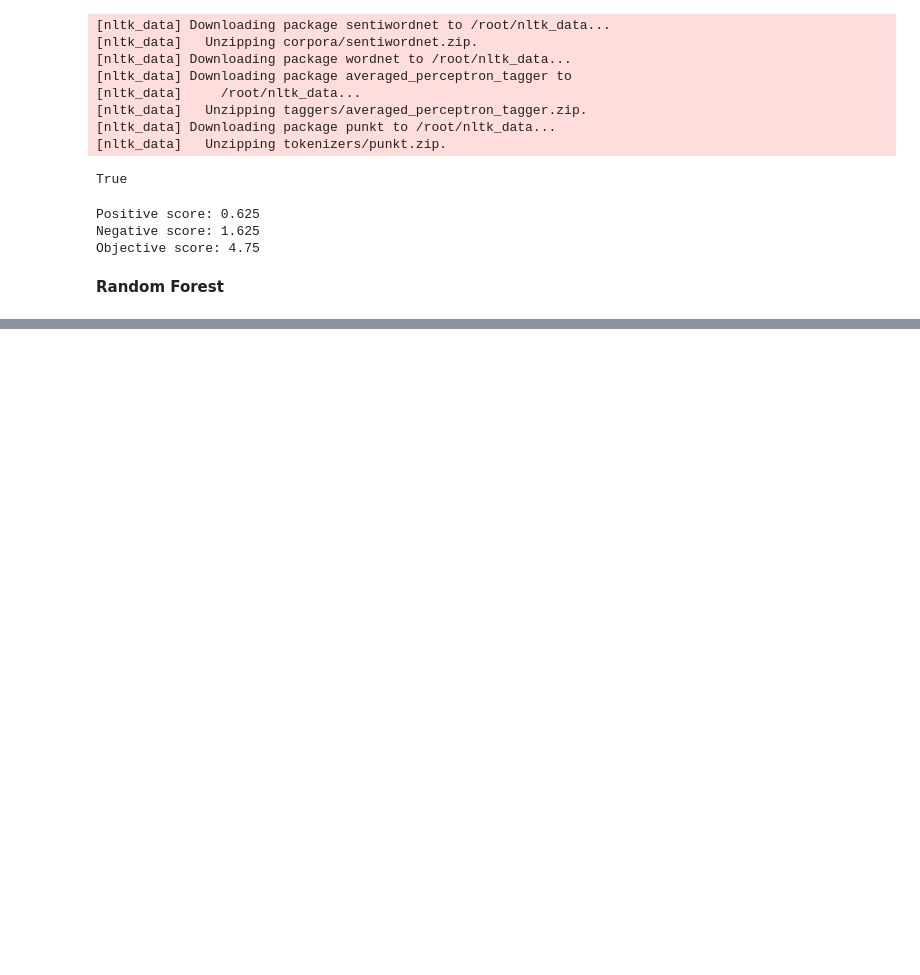
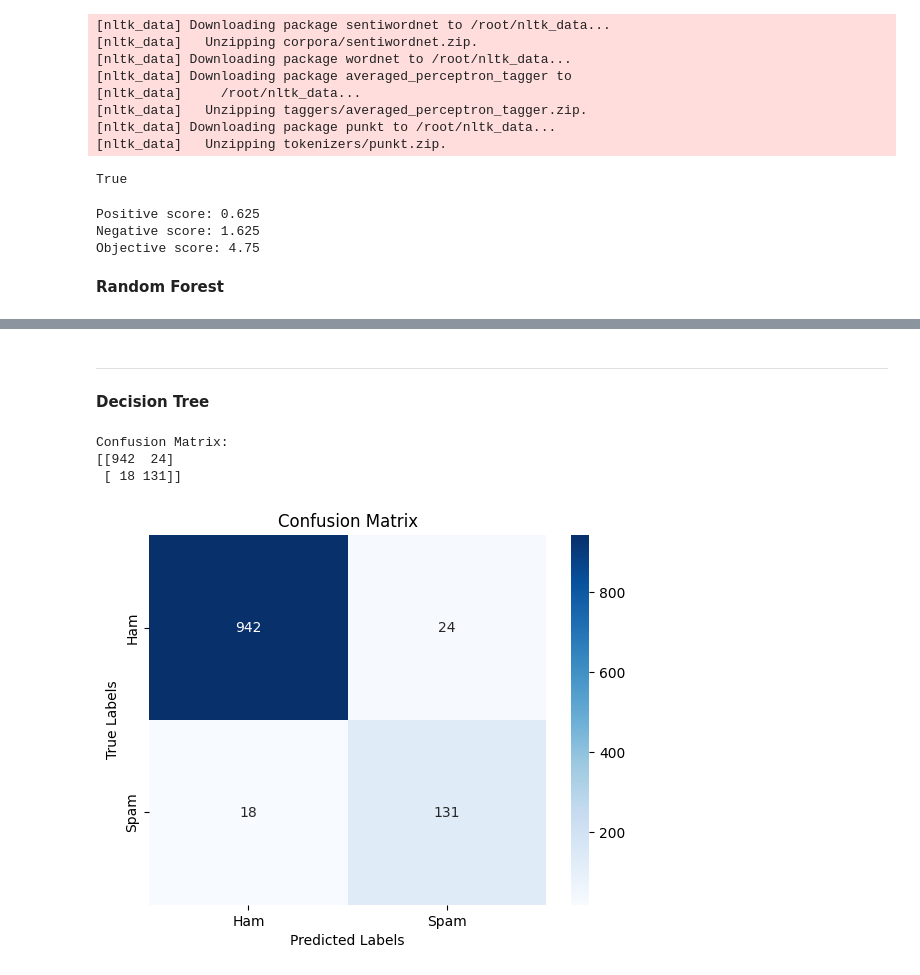
Before and after one commit to ch2kings/AirKING, a Jupyter notebook: RandomForest SMS.ipynb, the cells around one changed output, grey strips where cells are left out. Cells and saved outputs as stored; diff of their text form; code cells hidden in the pictures; blank space fills up the shorter version.

```diff
--- a/RandomForest SMS.ipynb
+++ b/RandomForest SMS.ipynb
@@ -356,0 +400,26 @@ for param, value in model_params.items():
+# %% [markdown]
+--------------------------------------------------------------------------------
+**Decision Tree**
+# %%
+from sklearn.model_selection import train_test_split
+from sklearn.feature_extraction.text import CountVectorizer
+from sklearn.tree import DecisionTreeClassifier
+from sklearn.metrics import accuracy_score, classification_report
+from sklearn.metrics import confusion_matrix, accuracy_score, precision_score, recall_score, f1_score, classification_report
+import matplotlib.pyplot as plt
+import seaborn as sns
+import pandas as pd
+
+# Specify the path to your Excel file
+file_path = 'SPAM-text-message.xlsx'
+
+# Use pandas to read the Excel file
+data = pd.read_excel(file_path)
+data['Message'] = data['Message'].astype(str)
+
+# Preprocess data: Convert 'Category' into numerical values (spam=1, ham=0)
+data['Category'] = data['Category'].map({'spam': 1, 'ham': 0})
+# %%
+#
+# Split the dataset into training and testing sets
+X_train, X_test, y_train, y_test = train_test_split(data['Message'], data['Category'], test_size=0.2, random_state=42)
@@ -356,0 +456,23 @@ for param, value in model_params.items():
+# %%
+from sklearn.metrics import confusion_matrix
+
+# Assuming the previous steps are already executed and y_pred is available
+
+# Calculate the confusion matrix
+conf_matrix = confusion_matrix(y_test, y_pred)
+
+print("Confusion Matrix:")
+print(conf_matrix)
+
+
+# Plot the confusion matrix
+sns.heatmap(conf_matrix, annot=True, fmt='d', cmap='Blues', xticklabels=['Ham', 'Spam'], yticklabels=['Ham', 'Spam'])
+plt.xlabel('Predicted Labels')
+plt.ylabel('True Labels')
+plt.title('Confusion Matrix')
+plt.show()
+# %% [output]
+Confusion Matrix:
+[[942  24]
+ [ 18 131]]
+[figure, added]
```
Also changed, not shown: parts of 31 cells of this notebook.
